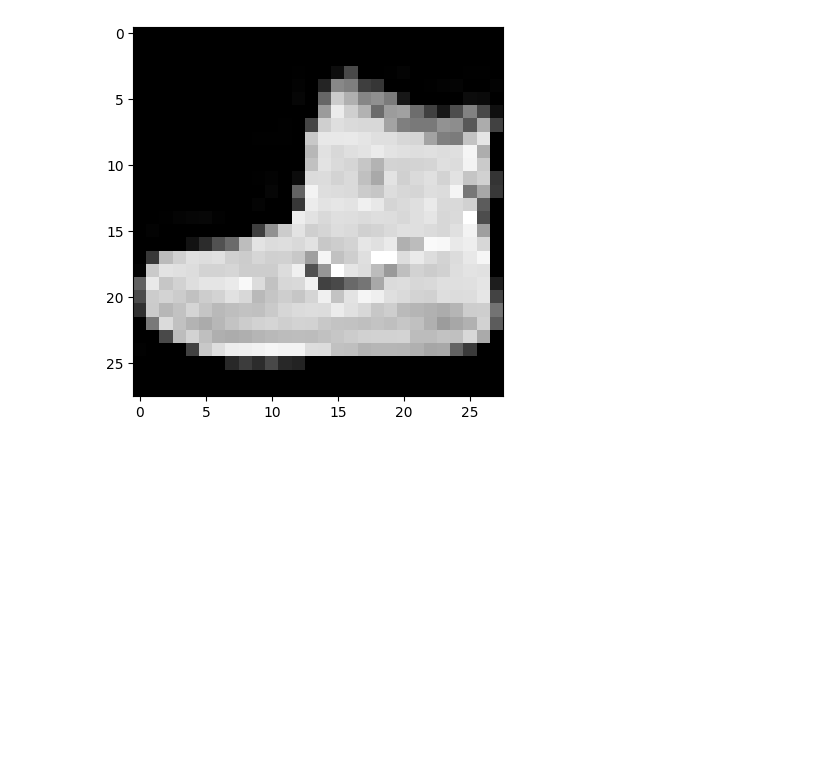
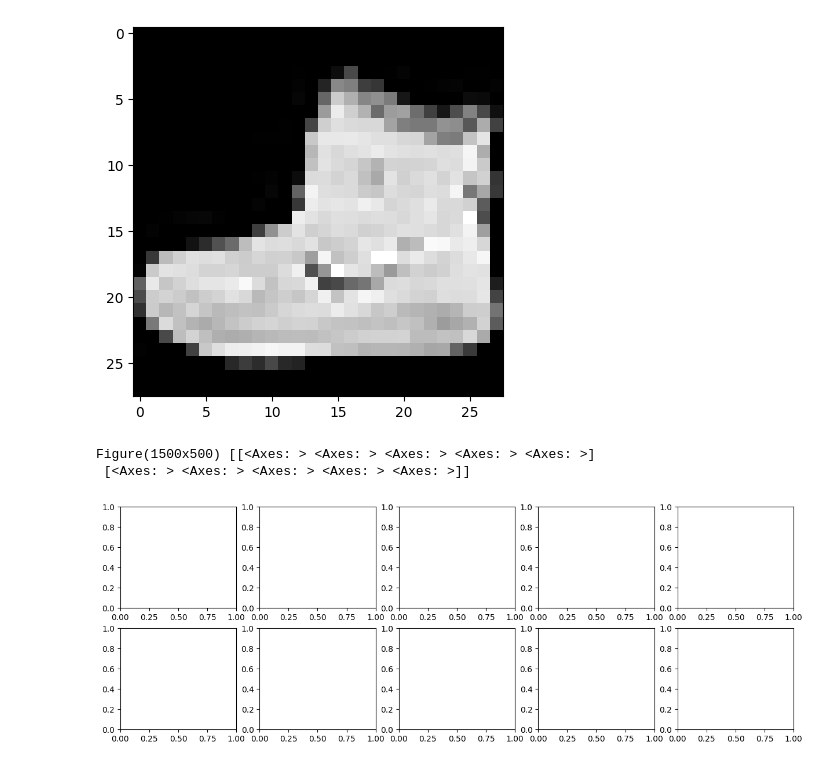
Before and after one commit to vikashkj2025/dl-fundamentals, a Jupyter notebook: Multiclass_Classification_Fashion_MNIST.ipynb, the cells around one changed output. Drawn from its saved outputs; the diff is of its cells as text; code cells hidden in the pictures; blank space fills up the shorter version.

Commit message:
Creating canvas and print multiple images inside the canvas.

```diff
--- a/Multiclass_Classification_Fashion_MNIST.ipynb
+++ b/Multiclass_Classification_Fashion_MNIST.ipynb
@@ -75,3 +75,10 @@ plt.imshow(sample_array, cmap = 'gray' )
 plt.show()
 # %% [output]
 [figure]
+# %%
+fig, ax = plt.subplots(nrows=2,ncols=5,figsize = (15,5))
+print(fig,ax)
+# %% [output]
+Figure(1500x500) [[<Axes: > <Axes: > <Axes: > <Axes: > <Axes: >]
+ [<Axes: > <Axes: > <Axes: > <Axes: > <Axes: >]]
+[figure, added]
```
Also changed, not shown: parts of 2 cells of this notebook.
